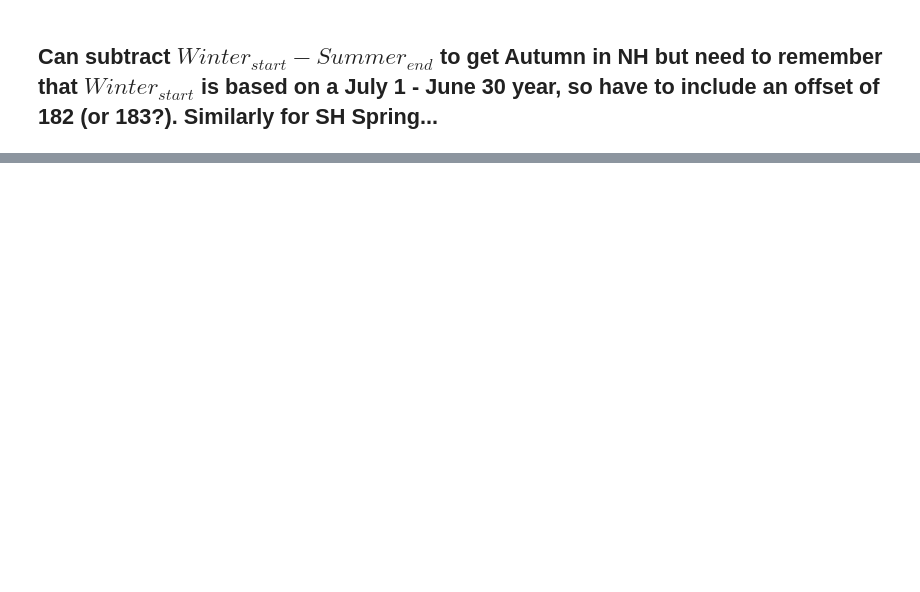
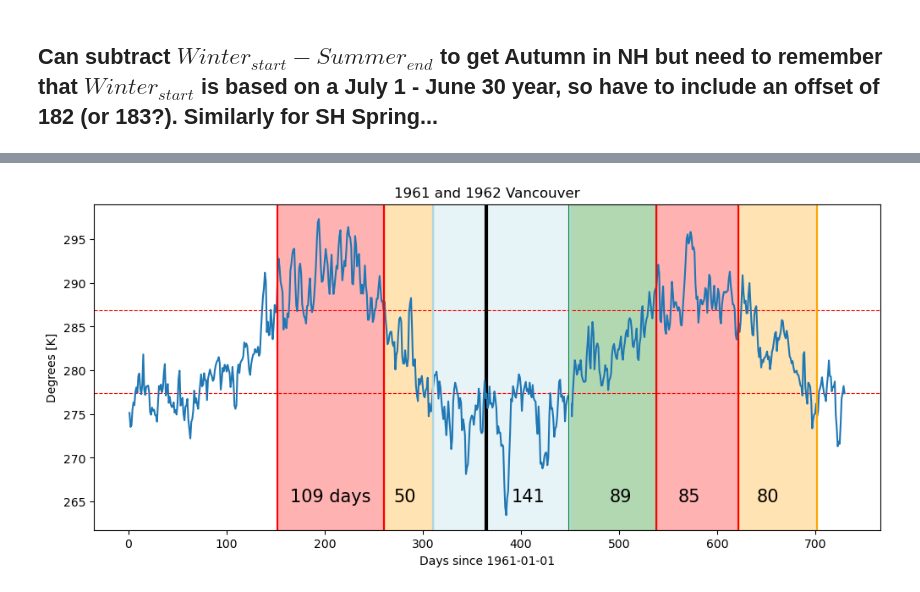
Before and after one commit to tedscott/HeatWaves, a Jupyter notebook: Winter/SpringAndAutumnStartEnd.ipynb, the cells around one changed output, grey strips where cells are left out. Drawn from its saved outputs; the diff is of its cells as text; code cells hidden in the pictures; blank space fills up the shorter version.

Commit message:
still working on spring and autumn

```diff
--- a/Winter/SpringAndAutumnStartEnd.ipynb
+++ b/Winter/SpringAndAutumnStartEnd.ipynb
@@ -60,2 +120,11 @@ ds_wint
 # %% [markdown]
 ## Can subtract $Winter_{start} - Summer_{end}$ to get Autumn in NH but need to remember that $Winter_{start}$ is based on a July 1 - June 30 year, so have to include an offset of 182 (or 183?). Similarly for SH Spring...
+# %%
+#test for Vancouver
+input_lat = 49.246
+input_lon = -123.116
+van_sum = ds_summ.sel(lat=input_lat, lon=input_lon, method="nearest")
+van_win = ds_wint.sel(lat=input_lat, lon=input_lon, method="nearest")
+# %%
+ds_tmp = van_sum.merge(van_win)
+ds_tmp
@@ -61,0 +236,8 @@ ds_wint
+# %%
+# get baseline summer and winter temps
+file_path_25 = '../../../../Data/ERA5-global/Baseline/computed_1961-1990-full_25th.nc'
+file_path_75 = '../../../../Data/ERA5-global/Baseline/computed_1961-1990-full_75th.nc'
+c_25 = xr.open_dataarray(file_path_25)
+c_75 = xr.open_dataarray(file_path_75)
+c_25_tmp = c_25.sel(lat=input_lat, lon=input_lon, method="nearest")
+c_75_tmp = c_75.sel(lat=input_lat, lon=input_lon, method="nearest")
@@ -61,0 +246,69 @@ ds_wint
+# %%
+ds_two['DaysSince1961_01_01'] = (ds_two.time - np.datetime64('1961-01-01')).dt.days + 1
+# %%
+plt.figure(figsize=(12,5))
+
+plt.axhline(c_25_tmp.values, color="red", linewidth=0.8, linestyle="dashed")
+plt.axhline(c_75_tmp.values, color="red", linewidth=0.8, linestyle="dashed")
+plt.axvline(365, color="black", linewidth=3)
+plt.plot(ds_two.DaysSince1961_01_01, ds_two.values)
+
+# put in the start end days that I calculated above for springs and autumns
+# 1961 autumn
+plt.axvline(ds_tmp.sel(time='1961').SummerEnd.values, color="orange")
+plt.axvline(ds_tmp.sel(time='1961').WinterStart.values+183, color="orange")
+plt.axvspan(ds_tmp.sel(time='1961').SummerEnd.values[0],
+            (ds_tmp.sel(time='1961').WinterStart.values+183)[0], color='orange', alpha=0.3)
+
+# 1962 spring
+plt.axvline(ds_tmp.sel(time='1962').SummerStart.values + 365, color="green")
+plt.axvline((ds_tmp.sel(time='1961').WinterEnd.values - 183)+365, color="green")
+plt.axvspan(((ds_tmp.sel(time='1961').WinterEnd.values - 183)+365)[0],
+            (ds_tmp.sel(time='1962').SummerStart.values + 365)[0], color='green', alpha=0.3)
+
+# 1962 autumn following logic above
+plt.axvline(ds_tmp.sel(time='1962').SummerEnd.values + 365, color="orange")
+plt.axvline(ds_tmp.sel(time='1962').WinterStart.values+183 + 365, color="orange")
+plt.axvspan(ds_tmp.sel(time='1962').SummerEnd.values[0] + 365,
+            (ds_tmp.sel(time='1962').WinterStart.values+183)[0] + 365, color='orange', alpha=0.3)
+
+# 1961 summer is all in 1961
+plt.axvline(ds_tmp.sel(time='1961').SummerStart.values, color="red")
+plt.axvline(ds_tmp.sel(time='1961').SummerEnd.values, color="red")
+plt.axvspan(ds_tmp.sel(time='1961').SummerStart.values[0],
+            ds_tmp.sel(time='1961').SummerEnd.values[0], color='red', alpha=0.3)
+
+# 1962 summer is all in 1961
+plt.axvline(ds_tmp.sel(time='1962').SummerStart.values + 365, color="red")
+plt.axvline(ds_tmp.sel(time='1962').SummerEnd.values + 365, color="red")
+plt.axvspan(ds_tmp.sel(time='1962').SummerStart.values[0] + 365,
+            ds_tmp.sel(time='1962').SummerEnd.values[0] + 365, color='red', alpha=0.3)
+
+# 1961 winter spans two calendar years
+plt.axvline(ds_tmp.sel(time='1961').WinterStart.values + 183, color="lightblue")
+plt.axvline(ds_tmp.sel(time='1961').WinterEnd.values + 183, color="lightblue")
+plt.axvspan((ds_tmp.sel(time='1961').WinterStart.values + 183)[0],
+            (ds_tmp.sel(time='1961').WinterEnd.values + 183)[0], color='lightblue', alpha=0.3)
+
+
+# annotations
+# summers and winter are easy
+plt.annotate(str(int(ds_tmp.sel(time='1961').SummerLength.values[0]))+' days', xy=(165, 265), rotation=0, fontsize=15)
+plt.annotate(int(ds_tmp.sel(time='1962').SummerLength.values[0]), xy=(560, 265), rotation=0, fontsize=15)
+plt.annotate(int(ds_tmp.sel(time='1961').WinterLength.values[0]), xy=(390, 265), rotation=0, fontsize=15)
+
+# spring 1962
+plt.annotate(int((ds_tmp.sel(time='1962').SummerStart.values - (ds_tmp.sel(time='1961').WinterEnd.values - 183))[0]), xy=(490, 265), rotation=0, fontsize=15)
+
+# autumn 1961
+plt.annotate(int((ds_tmp.sel(time='1961').WinterStart.values+183)[0] - ds_tmp.sel(time='1961').SummerEnd.values[0]), xy=(270,265), rotation=0, fontsize=15)
+
+# autumn 1962
+plt.annotate(int((ds_tmp.sel(time='1962').WinterStart.values+183)[0] - ds_tmp.sel(time='1962').SummerEnd.values[0]), xy=(640,265), rotation=0, fontsize=15)
+
+plt.title("1961 and 1962 Vancouver")
+plt.xlabel("Days since 1961-01-01")
+plt.ylabel("Degrees [K]")
+plt.show()
+# %% [output]
+[figure, added]
```
Also changed, not shown: parts of 17 cells of this notebook.
